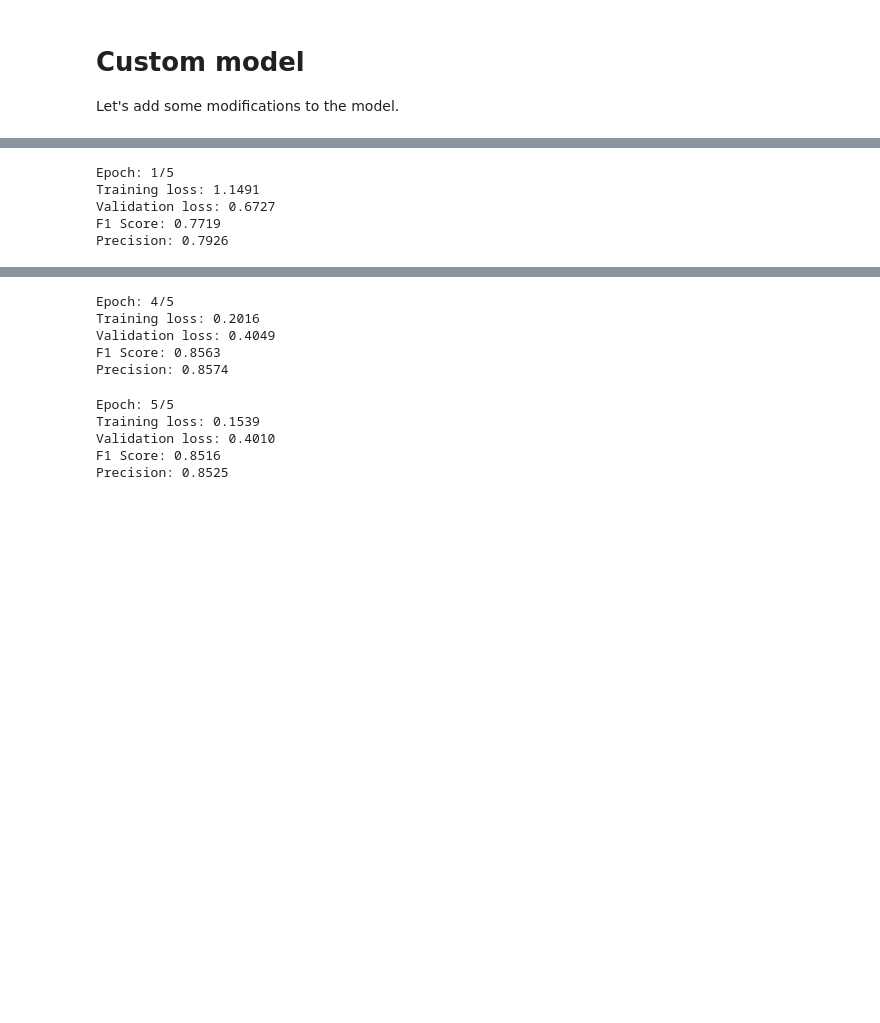
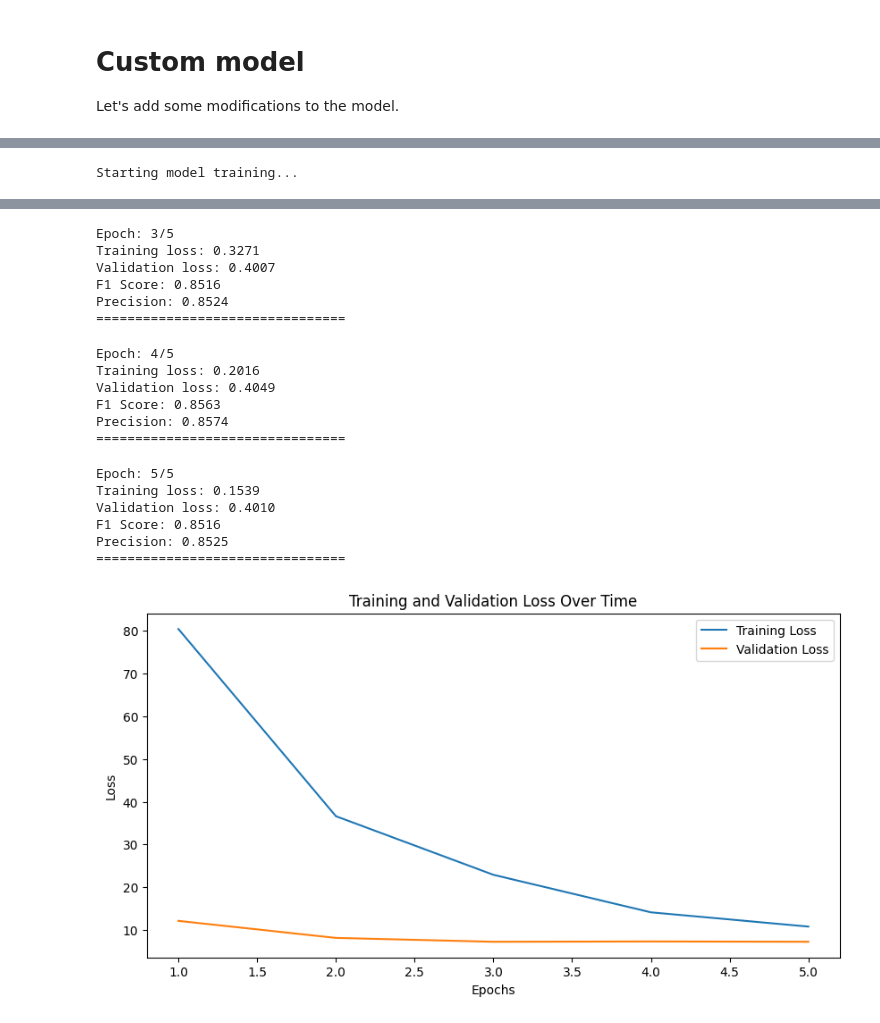
Before and after one commit to dvallslanaquera/llm-solutions, a Jupyter notebook: sequence_classification/customer-complaint-classification_DistilBERT/main.ipynb, the cells around one changed output, grey strips where cells are left out. Cells and saved outputs as stored; diff of their text form; code cells hidden in the pictures; blank space fills up the shorter version.

```diff
--- a/sequence_classification/customer-complaint-classification_DistilBERT/main.ipynb
+++ b/sequence_classification/customer-complaint-classification_DistilBERT/main.ipynb
@@ -476,8 +522,6 @@ torch.manual_seed(SEED)
 torch.cuda.manual_seed_all(SEED)
 
 device = torch.device('cuda' if torch.cuda.is_available() else 'cpu')
-
-print("Starting model training...")
 
 # Define custom model
 class TextClassifier(torch.nn.Module):
@@ -515,24 +559,29 @@ scheduler = get_linear_schedule_with_warmup(optimizer,
 # Loss function. CrossEntropyLoss for multi-class classification
 loss_function = nn.CrossEntropyLoss()
 
+# Initialize lists to store losses for plotting
+training_losses = []
+validation_losses = []
+
 # Define training loop
-
+print("Starting model training...\n")
 for epoch in range(EPOCHS):
     model.train()
-    epoch_iterator = tqdm(train_loader, desc=f'Epoch {epoch + 1}/{EPOCHS}')
     train_loss = 0
-    for batch in train_loader:
-        batch = {k: b.to(device) for k, b in batch.items()}             # move the batch to the device
-        outputs = model(**batch)
 
-        # Compute loss
-        loss = loss_function(outputs, batch['labels'])
-        loss.backward()
-        train_loss += loss.item()
+    with tqdm(train_loader, desc=f'Epoch {epoch + 1}/{EPOCHS}'):
+        for batch in train_loader:
+            batch = {k: b.to(device) for k, b in batch.items()}             # move the batch to the device
+            outputs = model(**batch)
 
-        optimizer.step()                                                # update parameters
-        scheduler.step()                                                # update learning rate
-        optimizer.zero_grad()                                           # clear previous gradients
+            # Compute loss
+            loss = loss_function(outputs, batch['labels'])
+            loss.backward()
+            train_loss += loss.item()
+
+            optimizer.step()                                                # update parameters
+            scheduler.step()                                                # update learning rate
+            optimizer.zero_grad()                                           # clear previous gradients
 
     avg_train_loss = train_loss / len(train_loader)
     torch.save(model.state_dict(), f'models/finetuned_BERT_epoch_{epoch+1}.model')
@@ -557,10 +606,23 @@ for epoch in range(EPOCHS):
     f1 = f1_metric.compute(average='weighted')
     precision = precision_metric.compute(average='weighted')
 
+    training_losses.append(train_loss)
+    validation_losses.append(val_loss)
+
     print(f"Epoch: {epoch + 1}/{EPOCHS}")
     print(f"Training loss: {avg_train_loss:.4f}")
     print(f"Validation loss: {avg_val_loss:.4f}")
     print(f"F1 Score: {f1['f1']:.4f}")
     print(f"Precision: {precision['precision']:.4f}")
     print("================================\n")
+
+# Plotting the training and validation losses
+plt.figure(figsize=(10, 5))
+plt.plot(range(1, EPOCHS + 1), training_losses, label='Training Loss')
+plt.plot(range(1, EPOCHS + 1), validation_losses, label='Validation Loss')
+plt.xlabel('Epochs')
+plt.ylabel('Loss')
+plt.title('Training and Validation Loss Over Time')
+plt.legend()
+plt.show()
 # %% [output]
@@ -568,5 +632 @@ Starting model training...
-Epoch: 1/5
-Training loss: 1.1491
-Validation loss: 0.6727
-F1 Score: 0.7719
-Precision: 0.7926
+Starting model training...
@@ -583,10 +645,19 @@ Precision: 0.8524
-Epoch: 4/5
-Training loss: 0.2016
-Validation loss: 0.4049
-F1 Score: 0.8563
-Precision: 0.8574
+Epoch: 3/5
+Training loss: 0.3271
+Validation loss: 0.4007
+F1 Score: 0.8516
+Precision: 0.8524
+================================
-Epoch: 5/5
-Training loss: 0.1539
-Validation loss: 0.4010
-F1 Score: 0.8516
-Precision: 0.8525
+Epoch: 4/5
+Training loss: 0.2016
+Validation loss: 0.4049
+F1 Score: 0.8563
+Precision: 0.8574
+================================
+Epoch: 5/5
+Training loss: 0.1539
+Validation loss: 0.4010
+F1 Score: 0.8516
+Precision: 0.8525
+================================
+[figure, added]
```
Also changed, not shown: parts of 6 cells of this notebook.
